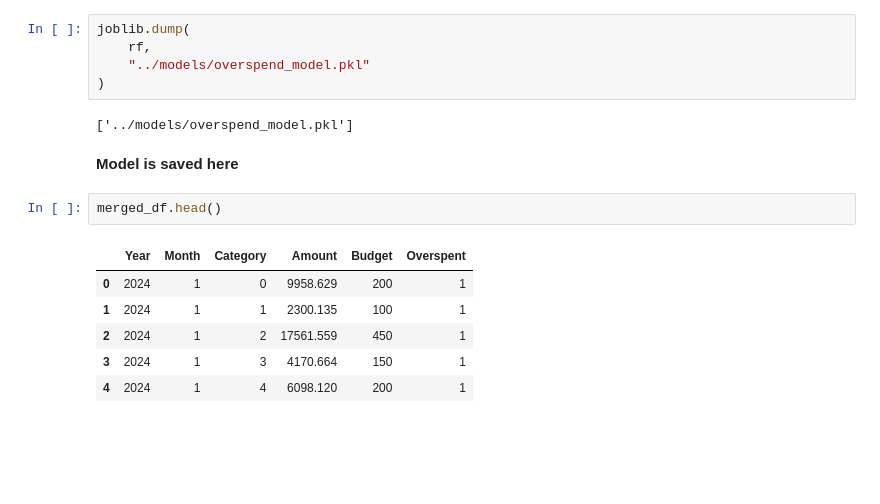
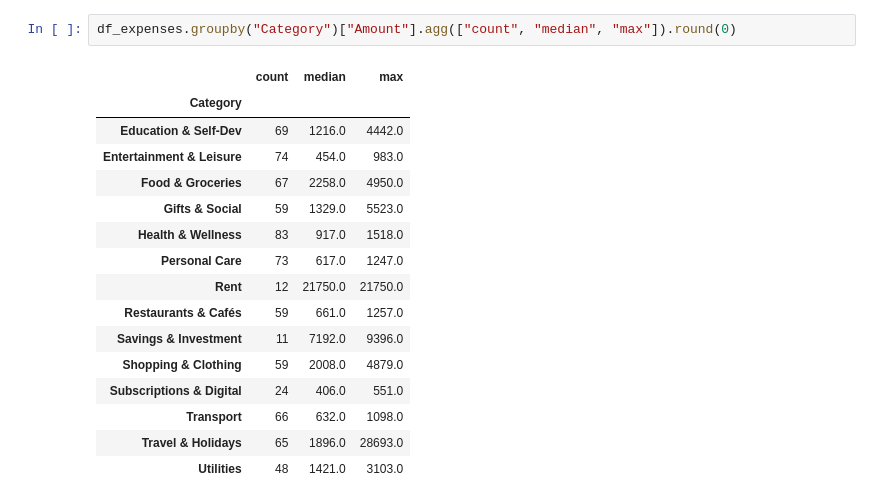
Before and after one commit to mohnish4code/Expense-Tracker-Project, a Jupyter notebook: notebooks/eda.ipynb, the cells around one changed output. Saved outputs shown, nothing was run; the diff lists cells and outputs as text; blank space fills up the shorter version.

```diff
--- a/notebooks/eda.ipynb
+++ b/notebooks/eda.ipynb
@@ -444,18 +72,19 @@ weighted avg       1.00      1.00      1.00        34
-# %%
-joblib.dump(
-    rf,
-    "../models/overspend_model.pkl"
-)
-# %% [output]
-['../models/overspend_model.pkl']
-# %% [markdown]
-**Model is saved here**
-# %%
-merged_df.head()
-# %% [output]
-|  | Year | Month | Category | Amount | Budget | Overspent |
-| 0 | 2024 | 1 | 0 | 9958.629 | 200 | 1 |
-| 1 | 2024 | 1 | 1 | 2300.135 | 100 | 1 |
-| 2 | 2024 | 1 | 2 | 17561.559 | 450 | 1 |
-| 3 | 2024 | 1 | 3 | 4170.664 | 150 | 1 |
-| 4 | 2024 | 1 | 4 | 6098.120 | 200 | 1 |
+# %%
+df_expenses.groupby("Category")["Amount"].agg(["count", "median", "max"]).round(0)
+# %% [output]
+|  | count | median | max |
+| Category |  |  |  |
+| Education & Self-Dev | 69 | 1216.0 | 4442.0 |
+| Entertainment & Leisure | 74 | 454.0 | 983.0 |
+| Food & Groceries | 67 | 2258.0 | 4950.0 |
+| Gifts & Social | 59 | 1329.0 | 5523.0 |
+| Health & Wellness | 83 | 917.0 | 1518.0 |
+| Personal Care | 73 | 617.0 | 1247.0 |
+| Rent | 12 | 21750.0 | 21750.0 |
+| Restaurants & Cafés | 59 | 661.0 | 1257.0 |
+| Savings & Investment | 11 | 7192.0 | 9396.0 |
+| Shopping & Clothing | 59 | 2008.0 | 4879.0 |
+| Subscriptions & Digital | 24 | 406.0 | 551.0 |
+| Transport | 66 | 632.0 | 1098.0 |
+| Travel & Holidays | 65 | 1896.0 | 28693.0 |
+| Utilities | 48 | 1421.0 | 3103.0 |
```
Also changed, not shown: parts of 61 cells of this notebook.
